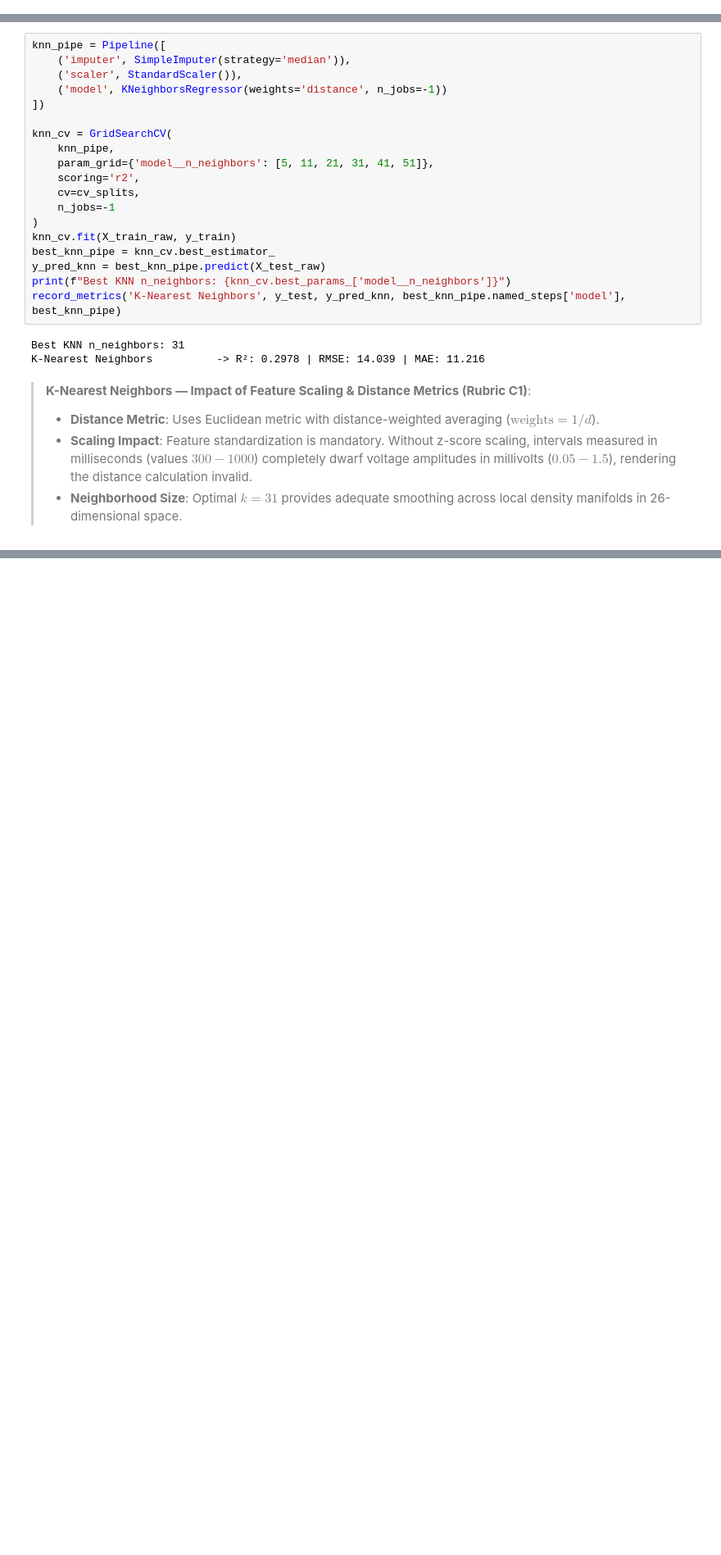
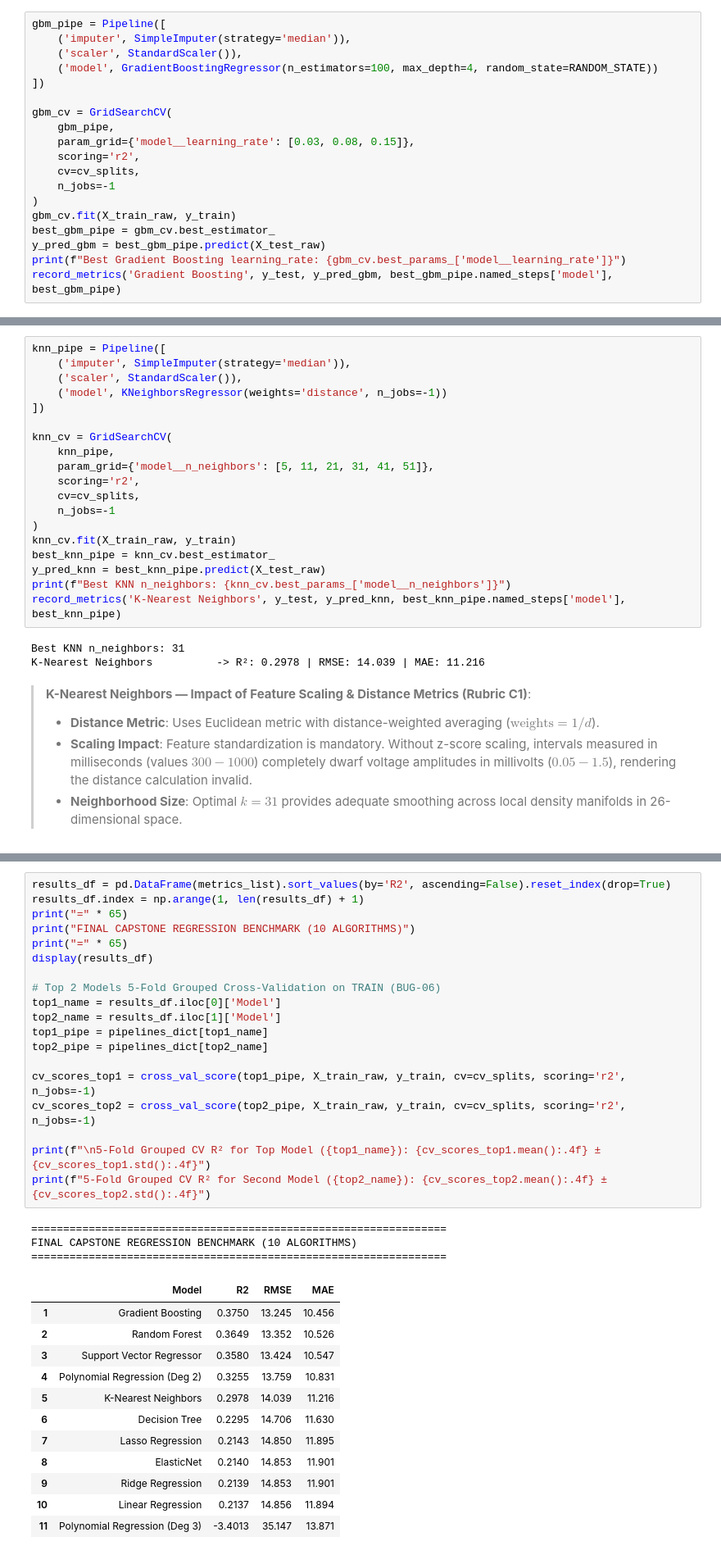
Before and after one commit to Harishraghult/ML_project, a Jupyter notebook: notebooks/regression.ipynb, the cells around one changed output, grey strips where cells are left out. Shown at 82% size. Saved outputs shown, nothing was run; the diff lists cells and outputs as text; blank space fills up the shorter version.

```diff
--- a/notebooks/regression.ipynb
+++ b/notebooks/regression.ipynb
@@ -570,0 +624,19 @@ Polynomial Regression (Deg 3) -> R²: -3.4013 | RMSE: 35.147 | MAE: 13.871
+# %%
+gbm_pipe = Pipeline([
+    ('imputer', SimpleImputer(strategy='median')),
+    ('scaler', StandardScaler()),
+    ('model', GradientBoostingRegressor(n_estimators=100, max_depth=4, random_state=RANDOM_STATE))
+])
+
+gbm_cv = GridSearchCV(
+    gbm_pipe,
+    param_grid={'model__learning_rate': [0.03, 0.08, 0.15]},
+    scoring='r2',
+    cv=cv_splits,
+    n_jobs=-1
+)
+gbm_cv.fit(X_train_raw, y_train)
+best_gbm_pipe = gbm_cv.best_estimator_
+y_pred_gbm = best_gbm_pipe.predict(X_test_raw)
+print(f"Best Gradient Boosting learning_rate: {gbm_cv.best_params_['model__learning_rate']}")
+record_metrics('Gradient Boosting', y_test, y_pred_gbm, best_gbm_pipe.named_steps['model'], best_gbm_pipe)
@@ -625,0 +766,35 @@ K-Nearest Neighbors          -> R²: 0.2978 | RMSE: 14.039 | MAE: 11.216
+# %%
+results_df = pd.DataFrame(metrics_list).sort_values(by='R2', ascending=False).reset_index(drop=True)
+results_df.index = np.arange(1, len(results_df) + 1)
+print("=" * 65)
+print("FINAL CAPSTONE REGRESSION BENCHMARK (10 ALGORITHMS)")
+print("=" * 65)
+display(results_df)
+
+# Top 2 Models 5-Fold Grouped Cross-Validation on TRAIN (BUG-06)
+top1_name = results_df.iloc[0]['Model']
+top2_name = results_df.iloc[1]['Model']
+top1_pipe = pipelines_dict[top1_name]
+top2_pipe = pipelines_dict[top2_name]
+
+cv_scores_top1 = cross_val_score(top1_pipe, X_train_raw, y_train, cv=cv_splits, scoring='r2', n_jobs=-1)
+cv_scores_top2 = cross_val_score(top2_pipe, X_train_raw, y_train, cv=cv_splits, scoring='r2', n_jobs=-1)
+
+print(f"\n5-Fold Grouped CV R² for Top Model ({top1_name}): {cv_scores_top1.mean():.4f} ± {cv_scores_top1.std():.4f}")
+print(f"5-Fold Grouped CV R² for Second Model ({top2_name}): {cv_scores_top2.mean():.4f} ± {cv_scores_top2.std():.4f}")
+# %% [output]
+=================================================================
+FINAL CAPSTONE REGRESSION BENCHMARK (10 ALGORITHMS)
+=================================================================
+|  | Model | R2 | RMSE | MAE |
+| 1 | Gradient Boosting | 0.3750 | 13.245 | 10.456 |
+| 2 | Random Forest | 0.3649 | 13.352 | 10.526 |
+| 3 | Support Vector Regressor | 0.3580 | 13.424 | 10.547 |
+| 4 | Polynomial Regression (Deg 2) | 0.3255 | 13.759 | 10.831 |
+| 5 | K-Nearest Neighbors | 0.2978 | 14.039 | 11.216 |
+| 6 | Decision Tree | 0.2295 | 14.706 | 11.630 |
+| 7 | Lasso Regression | 0.2143 | 14.850 | 11.895 |
+| 8 | ElasticNet | 0.2140 | 14.853 | 11.901 |
+| 9 | Ridge Regression | 0.2139 | 14.853 | 11.901 |
+| 10 | Linear Regression | 0.2137 | 14.856 | 11.894 |
+| 11 | Polynomial Regression (Deg 3) | -3.4013 | 35.147 | 13.871 |
```
Also changed, not shown: parts of 14 cells of this notebook, 2 other files.
